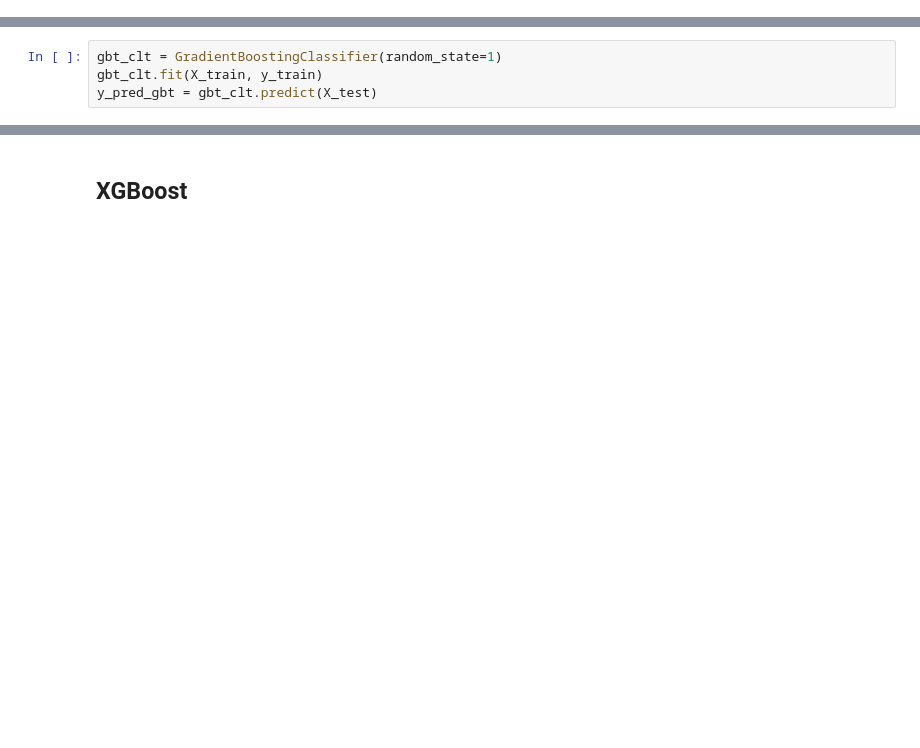
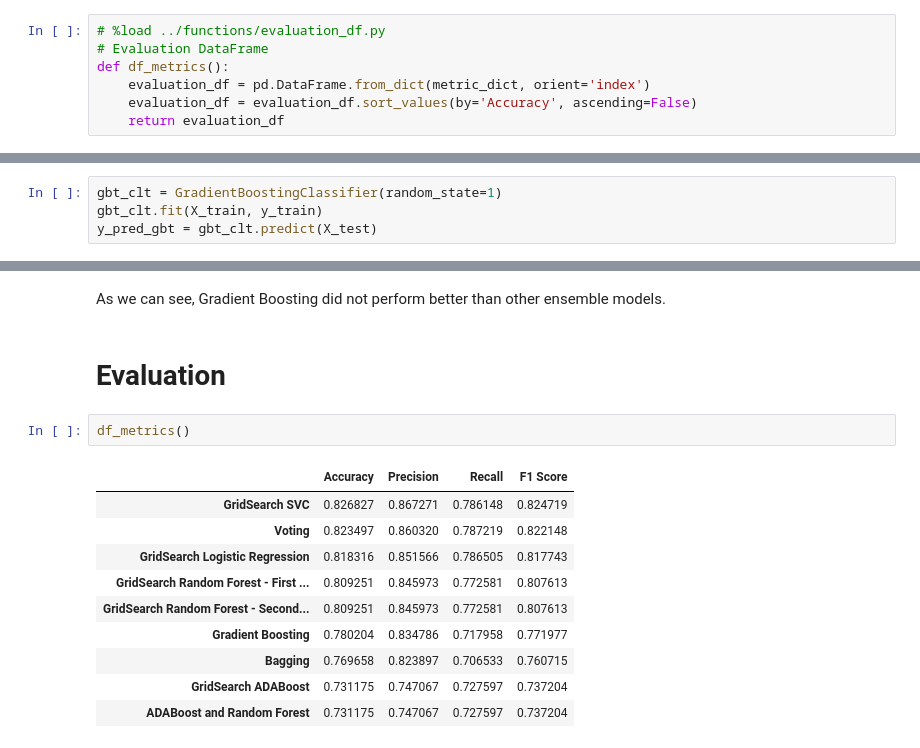
Before and after one commit to ismael-araujo/Hotel-Reviews-Analysis-Using-NLP, a Jupyter notebook: models/ensemble-models.ipynb, the cells around one changed output, grey strips where cells are left out. Drawn from its saved outputs; the diff is of its cells as text; blank space fills up the shorter version.

```diff
--- a/models/ensemble-models.ipynb
+++ b/models/ensemble-models.ipynb
@@ -45,2 +64,9 @@ def evaluation(y_true, y_pred):
+# %%
+# %load ../functions/evaluation_df.py
+# Evaluation DataFrame
+def df_metrics():
+    evaluation_df = pd.DataFrame.from_dict(metric_dict, orient='index')
+    evaluation_df = evaluation_df.sort_values(by='Accuracy', ascending=False)
+    return evaluation_df
 # %% [markdown]
 # Ensamble Models
@@ -346,2 +559,17 @@ Recall: 0.770439128882542
+# %% [markdown]
+As we can see, Gradient Boosting did not perform better than other ensemble models.
 # %% [markdown]
-## XGBoost
+# Evaluation
+# %%
+df_metrics()
+# %% [output]
+|  | Accuracy | Precision | Recall | F1 Score |
+| GridSearch SVC | 0.826827 | 0.867271 | 0.786148 | 0.824719 |
+| Voting | 0.823497 | 0.860320 | 0.787219 | 0.822148 |
+| GridSearch Logistic Regression | 0.818316 | 0.851566 | 0.786505 | 0.817743 |
+| GridSearch Random Forest - First ... | 0.809251 | 0.845973 | 0.772581 | 0.807613 |
+| GridSearch Random Forest - Second... | 0.809251 | 0.845973 | 0.772581 | 0.807613 |
+| Gradient Boosting | 0.780204 | 0.834786 | 0.717958 | 0.771977 |
+| Bagging | 0.769658 | 0.823897 | 0.706533 | 0.760715 |
+| GridSearch ADABoost | 0.731175 | 0.747067 | 0.727597 | 0.737204 |
+| ADABoost and Random Forest | 0.731175 | 0.747067 | 0.727597 | 0.737204 |
```
Also changed, not shown: parts of 86 cells of this notebook.
